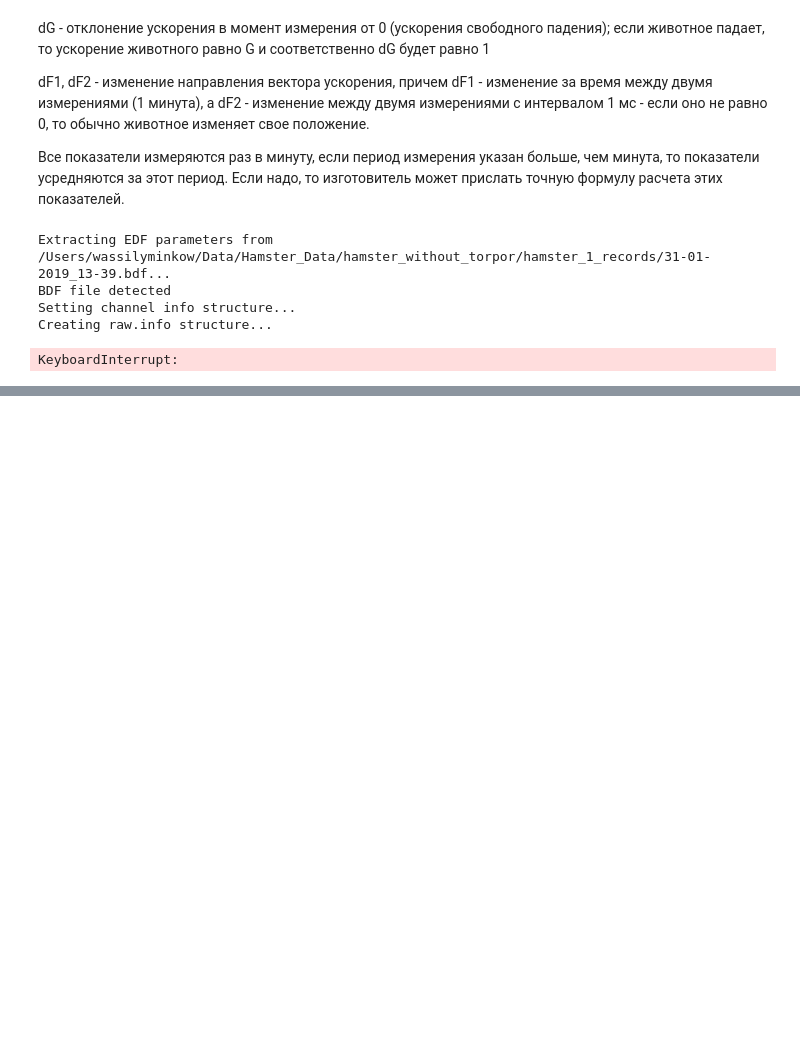
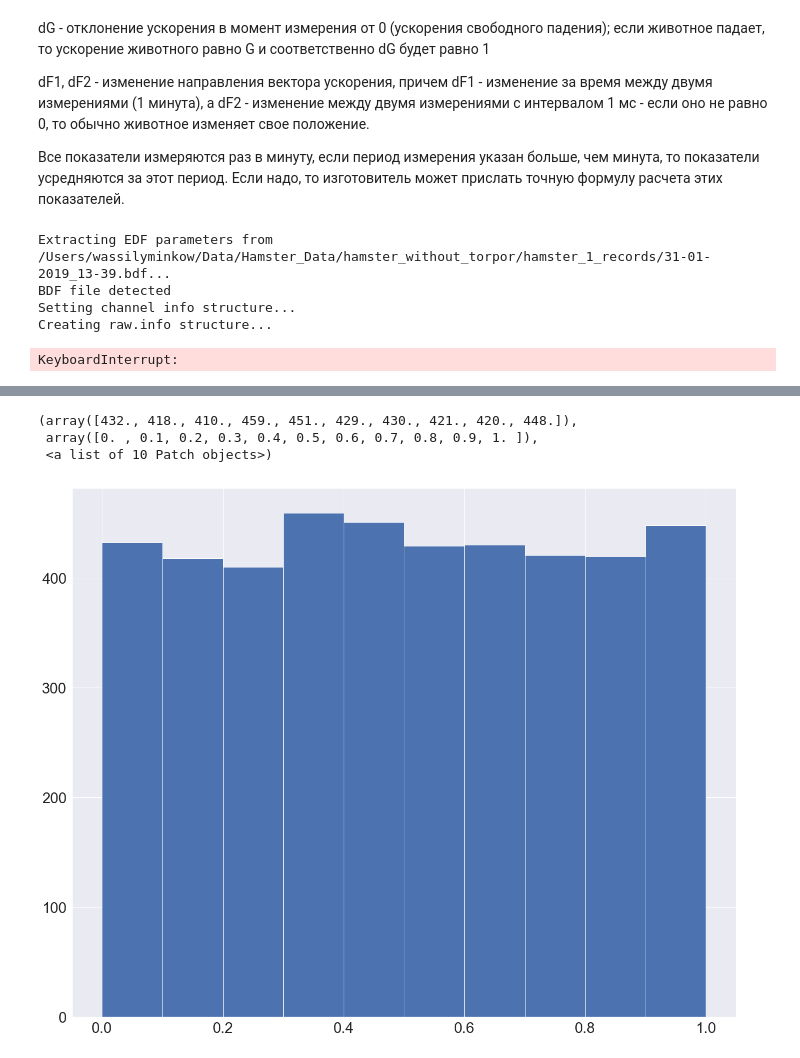
Before and after one commit to BasilMinkov/Jupyter-Notebooks, a Jupyter notebook: neuroscience/HamsterWithoutTorpor.ipynb, the cells around one changed output, grey strips where cells are left out. Drawn from its saved outputs; the diff is of its cells as text; code cells hidden in the pictures; blank space fills up the shorter version.

```diff
--- a/neuroscience/HamsterWithoutTorpor.ipynb
+++ b/neuroscience/HamsterWithoutTorpor.ipynb
@@ -140,0 +188,8 @@ plt.plot()
+# %%
+hist(normalize(np.random.rand(time_array.shape[0])))
+# plot(np.random.rand(time_array.shape[0]))
+# %% [output]
+(array([432., 418., 410., 459., 451., 429., 430., 421., 420., 448.]),
+ array([0. , 0.1, 0.2, 0.3, 0.4, 0.5, 0.6, 0.7, 0.8, 0.9, 1. ]),
+ <a list of 10 Patch objects>)
+[figure, added]
```
Also changed, not shown: parts of 5 cells of this notebook, 4 other files.
